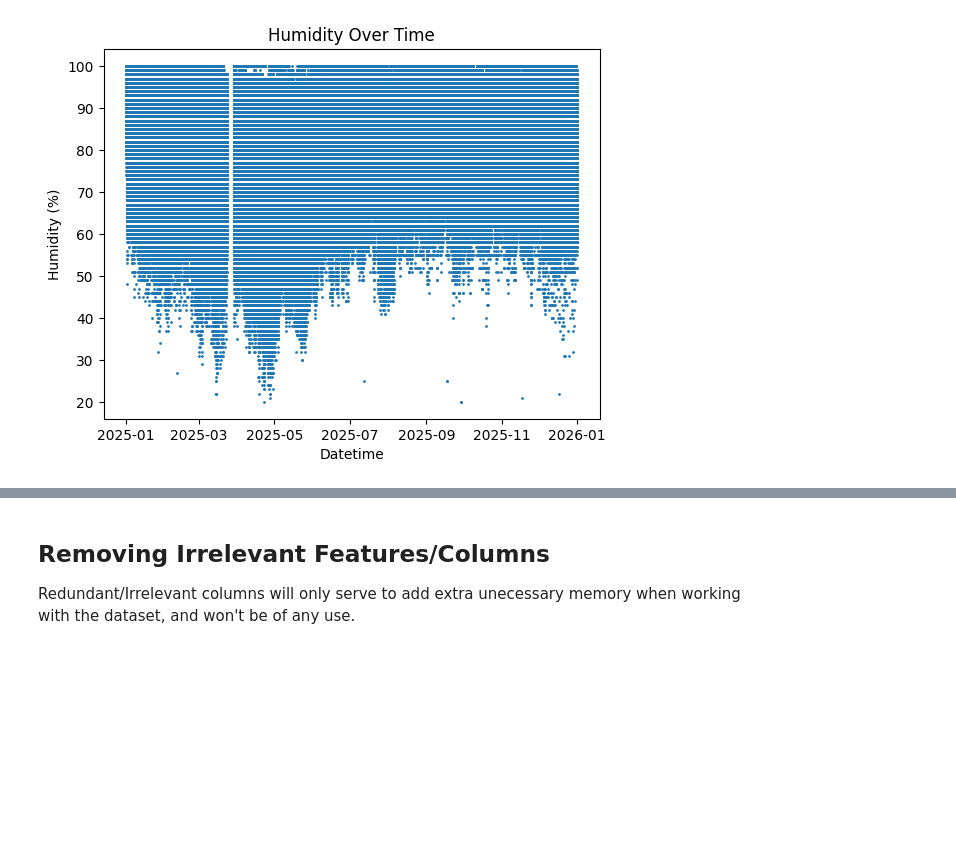
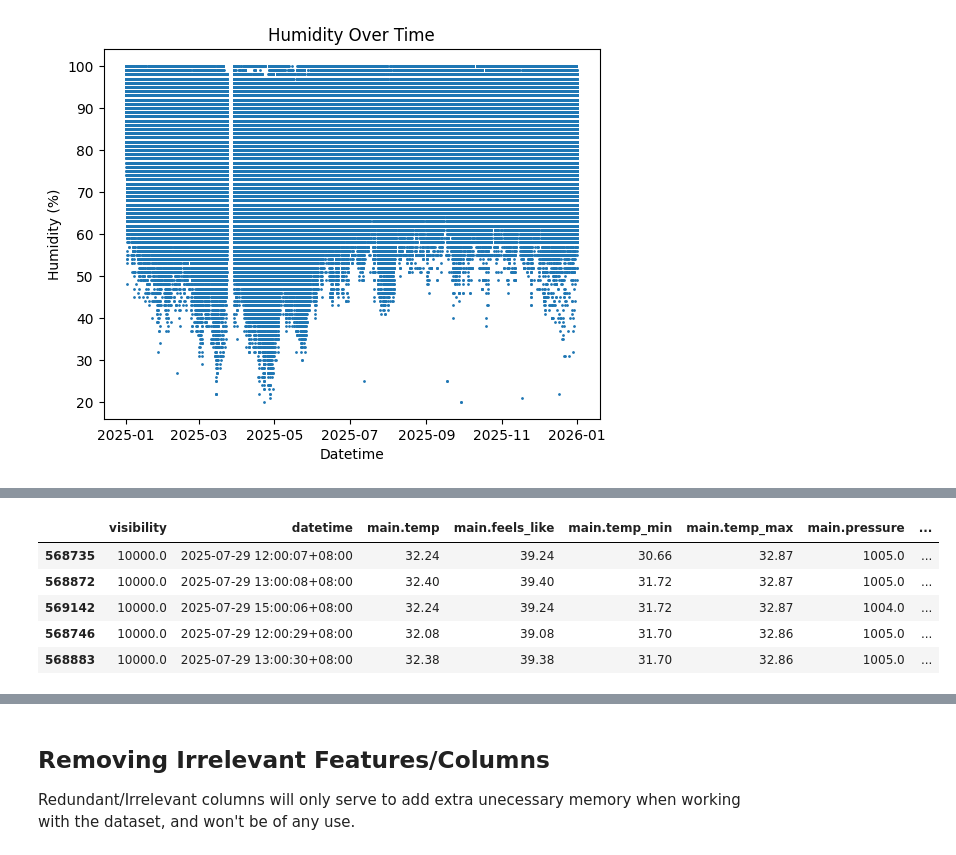
Before and after one commit to Lanzero225/Python-Notebooks, a Jupyter notebook: Philippine Weather/weather.ipynb, the cells around one changed output, grey strips where cells are left out. Saved outputs shown, nothing was run; the diff lists cells and outputs as text; code cells hidden in the pictures; blank space fills up the shorter version.

```diff
--- a/Philippine Weather/weather.ipynb
+++ b/Philippine Weather/weather.ipynb
@@ -262,0 +295,9 @@ plt.show()
+# %%
+weather_dataframe[(weather_dataframe['wind.gust'] > 50)].head()
+# %% [output]
+|  | visibility | datetime | main.temp | main.feels_like | main.temp_min | main.temp_max | main.pressure | ... |
+| 568735 | 10000.0 | 2025-07-29 12:00:07+08:00 | 32.24 | 39.24 | 30.66 | 32.87 | 1005.0 | ... |
+| 568872 | 10000.0 | 2025-07-29 13:00:08+08:00 | 32.40 | 39.40 | 31.72 | 32.87 | 1005.0 | ... |
+| 569142 | 10000.0 | 2025-07-29 15:00:06+08:00 | 32.24 | 39.24 | 31.72 | 32.87 | 1004.0 | ... |
+| 568746 | 10000.0 | 2025-07-29 12:00:29+08:00 | 32.08 | 39.08 | 31.70 | 32.86 | 1005.0 | ... |
+| 568883 | 10000.0 | 2025-07-29 13:00:30+08:00 | 32.38 | 39.38 | 31.70 | 32.86 | 1005.0 | ... |
```
Also changed, not shown: parts of 8 cells of this notebook.
